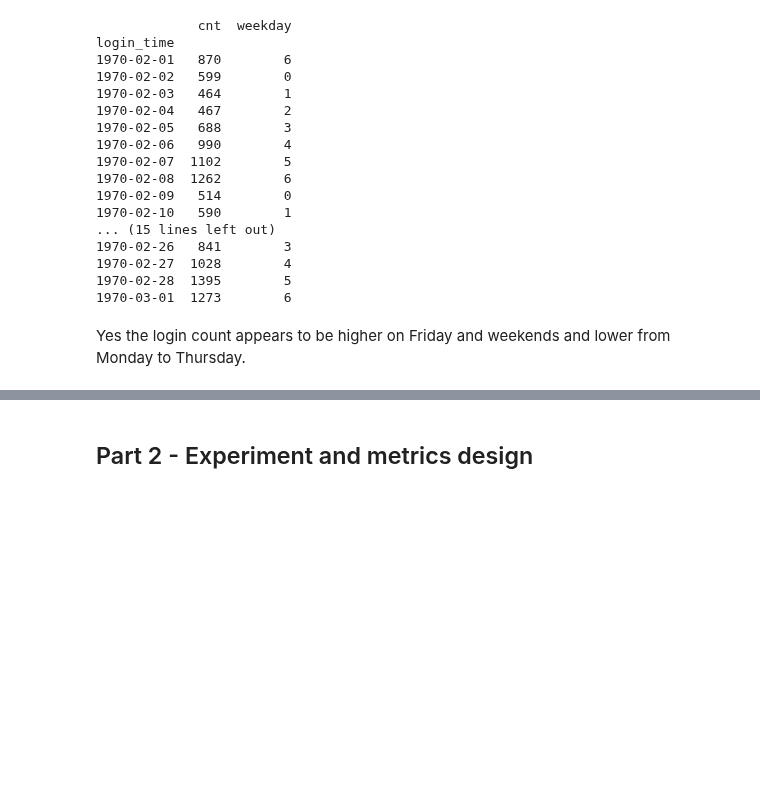
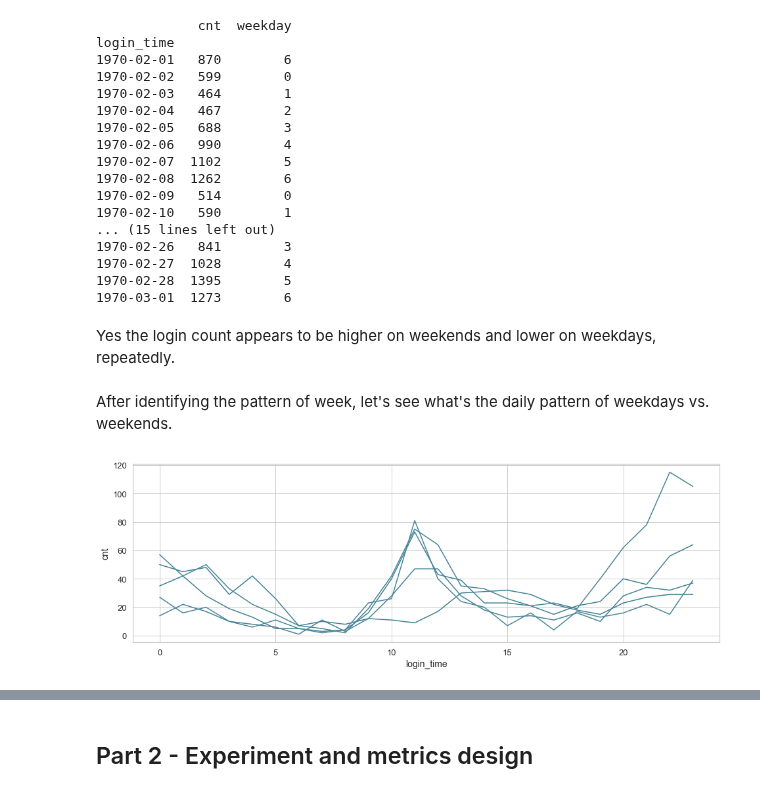
Before and after one commit to nicolechao/springboard-data-science, a Jupyter notebook: Mini Projects and Exercises/Rider Retension Prediction/analysis.ipynb, the cells around one changed output, grey strips where cells are left out. Cells and saved outputs as stored; diff of their text form; code cells hidden in the pictures; blank space fills up the shorter version.

```diff
--- a/Mini Projects and Exercises/Rider Retension Prediction/analysis.ipynb
+++ b/Mini Projects and Exercises/Rider Retension Prediction/analysis.ipynb
@@ -196,4 +196,31 @@ login_time
 1970-02-28  1395        5
 1970-03-01  1273        6
 # %% [markdown]
-Yes the login count appears to be higher on Friday and weekends and lower from Monday to Thursday.
+Yes the login count appears to be higher on weekends and lower on weekdays, repeatedly.
+# %% [markdown]
+After identifying the pattern of week, let's see what's the daily pattern of weekdays vs. weekends.
+# %%
+# Get data of one week, resample based on 1 Hour time intervals and plot for each weekday.
+def get_sub_plot(width = 16, height = 5, label_font_size = 14, tick_font_size = 13):
+    fig, ax = plt.subplots()
+    fig.set_size_inches(width, height)
+    ax.tick_params(labelsize = tick_font_size)
+    ax.set_xlabel(ax.get_xlabel(), fontsize = label_font_size)
+    ax.set_ylabel(ax.get_ylabel(), fontsize = label_font_size)
+    return ax
+
+def plot_cnt_per_hour(data):
+    dates = list(set(data.index.date))
+
+    ax = get_sub_plot()
+
+    for date in dates:
+        data_per_day = data[str(date): str(date)].resample('1H').count()
+        sns.lineplot(data = data_per_day, x = data_per_day.index.hour, y = 'cnt', ax = ax)
+
+    plt.show()
+# %%
+df_login_mon_to_thur = df_login['1970-02-02': '1970-02-06']
+plot_cnt_per_hour(df_login_mon_to_thur)
+# %% [output]
+[figure, added]
```
Also changed, not shown: parts of 8 cells of this notebook.
